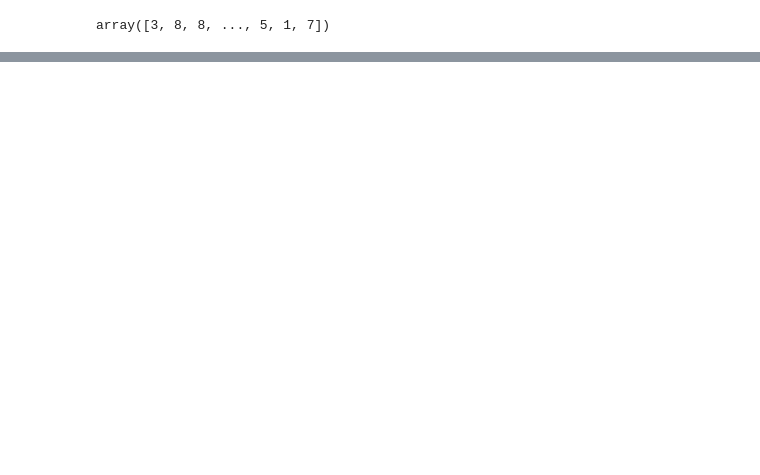
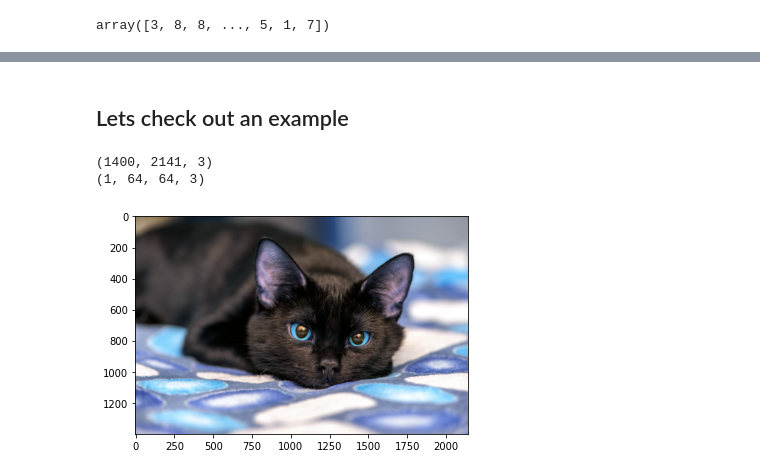
Before and after one commit to sgudiduri/Projects, a Jupyter notebook: Research To Deployment/CIFAR10/Research/CNN_Research_Model.ipynb, the cells around one changed output, grey strips where cells are left out. Saved outputs shown, nothing was run; the diff lists cells and outputs as text; code cells hidden in the pictures; blank space fills up the shorter version.

```diff
--- a/Research To Deployment/CIFAR10/Research/CNN_Research_Model.ipynb
+++ b/Research To Deployment/CIFAR10/Research/CNN_Research_Model.ipynb
@@ -320,3 +327,25 @@ print(classification_report(encoder.transform(y_test), predictions))
     accuracy                           0.80     10000
    macro avg       0.81      0.80      0.80     10000
 weighted avg       0.81      0.80      0.80     10000
+# %% [markdown]
+## Lets check out an example
+# %%
+#Load image
+img = cv2.imread("/content/GettyImages-1175550351.jpg", cv2.IMREAD_COLOR)
+plt.imshow(img)
+
+#shape of cat
+print(img.shape)
+
+def im_resize(im):
+    im = cv2.resize(im, (64, 64))
+    return im
+
+img = im_resize(img)
+#Convert to tensor
+a = tf.expand_dims(tf.convert_to_tensor(img, dtype=tf.float32), axis=0)
+print(a.shape)
+# %% [output]
+(1400, 2141, 3)
+(1, 64, 64, 3)
+[figure, added]
```
Also changed, not shown: parts of 17 cells of this notebook, 2 other files.
